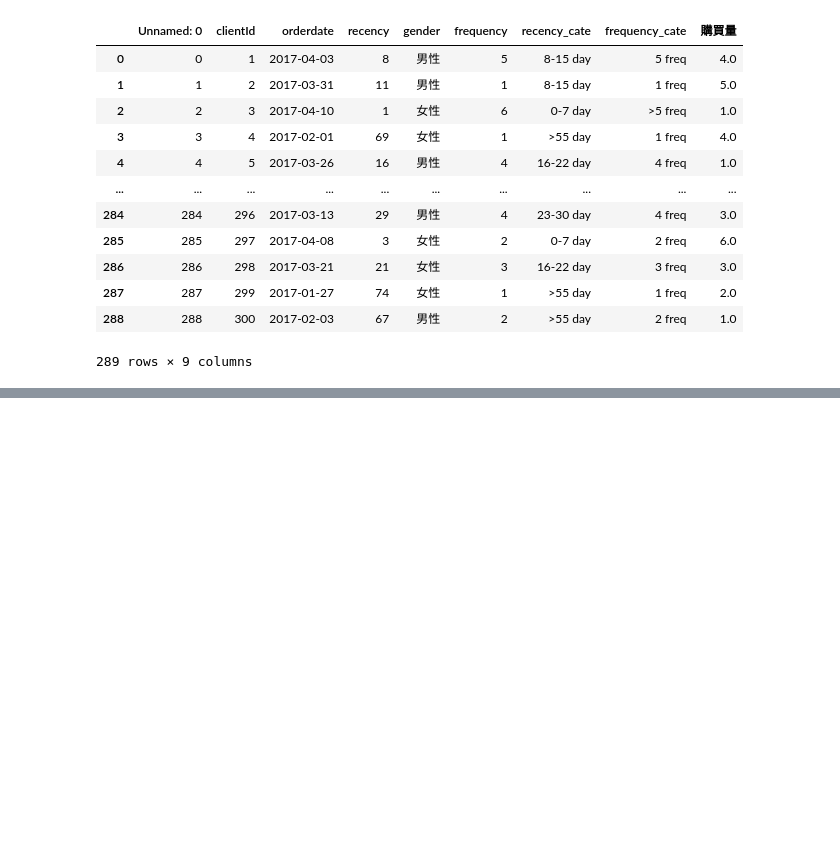
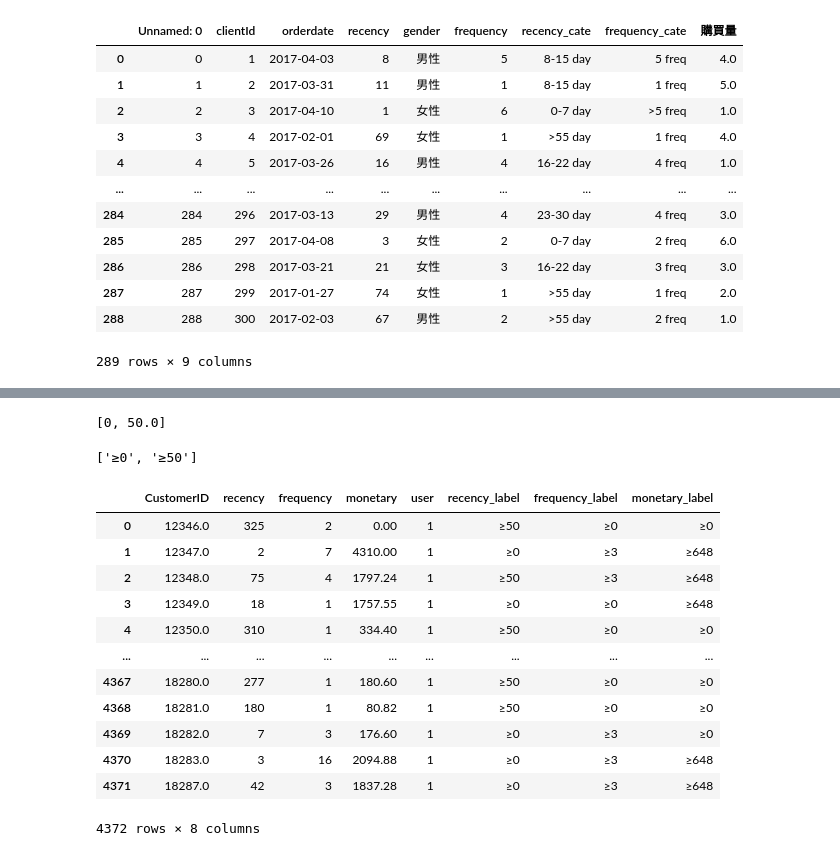
Before and after one commit to Benknightdark/GoogleTrendsApi, a Jupyter notebook: notebook/RFM Aanlysis.ipynb, the cells around one changed output, grey strips where cells are left out. Cells and saved outputs as stored; diff of their text form; code cells hidden in the pictures; blank space fills up the shorter version.

```diff
--- a/notebook/RFM Aanlysis.ipynb
+++ b/notebook/RFM Aanlysis.ipynb
@@ -85,0 +149,50 @@ purchase_list
+# %%
+# 根據值將資料分級
+# col_val: 輸入值, level: 分級級距
+def get_level(col_val, level: list):
+    for idx, val in enumerate(reversed(level)):
+        if col_val >= val:
+            return f'≥{int(val)}'
+
+# 分級
+recency_level = [0, rfm_df['recency'].median()]
+recency_label = [f'≥{int(i)}' for i in recency_level]
+rfm_df['recency_label'] = rfm_df['recency'].apply(
+    lambda x: get_level(x, recency_level)
+    )
+
+frequency_level = [0, rfm_df['frequency'].median()]
+frequency_label = [f'≥{int(i)}' for i in frequency_level]
+rfm_df['frequency_label'] = rfm_df['frequency'].apply(
+    lambda x: get_level(x, frequency_level)
+    )
+
+monetary_level = [0, rfm_df['monetary'].median()]
+monetary_label = [f'≥{int(i)}' for i in monetary_level]
+rfm_df['monetary_label'] = rfm_df['monetary'].apply(
+    lambda x: get_level(x, monetary_level)
+    )
+# %%
+recency_level
+# %% [output]
+[0, 50.0]
+# %%
+recency_label
+# %% [output]
+['≥0', '≥50']
+# %%
+rfm_df
+# %% [output]
+|  | CustomerID | recency | frequency | monetary | user | recency_label | frequency_label | monetary_label |
+| 0 | 12346.0 | 325 | 2 | 0.00 | 1 | ≥50 | ≥0 | ≥0 |
+| 1 | 12347.0 | 2 | 7 | 4310.00 | 1 | ≥0 | ≥3 | ≥648 |
+| 2 | 12348.0 | 75 | 4 | 1797.24 | 1 | ≥50 | ≥3 | ≥648 |
+| 3 | 12349.0 | 18 | 1 | 1757.55 | 1 | ≥0 | ≥0 | ≥648 |
+| 4 | 12350.0 | 310 | 1 | 334.40 | 1 | ≥50 | ≥0 | ≥0 |
+| ... | ... | ... | ... | ... | ... | ... | ... | ... |
+| 4367 | 18280.0 | 277 | 1 | 180.60 | 1 | ≥50 | ≥0 | ≥0 |
+| 4368 | 18281.0 | 180 | 1 | 80.82 | 1 | ≥50 | ≥0 | ≥0 |
+| 4369 | 18282.0 | 7 | 3 | 176.60 | 1 | ≥0 | ≥3 | ≥0 |
+| 4370 | 18283.0 | 3 | 16 | 2094.88 | 1 | ≥0 | ≥3 | ≥648 |
+| 4371 | 18287.0 | 42 | 3 | 1837.28 | 1 | ≥0 | ≥3 | ≥648 |
+4372 rows × 8 columns
```
Also changed, not shown: parts of 15 cells of this notebook.
